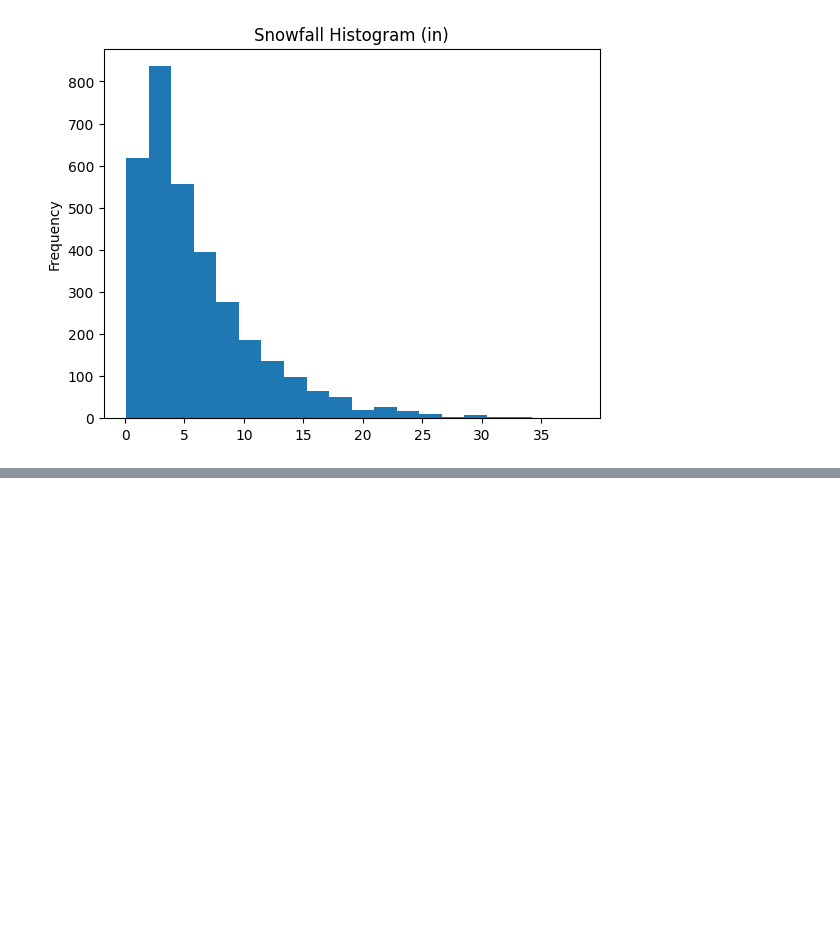
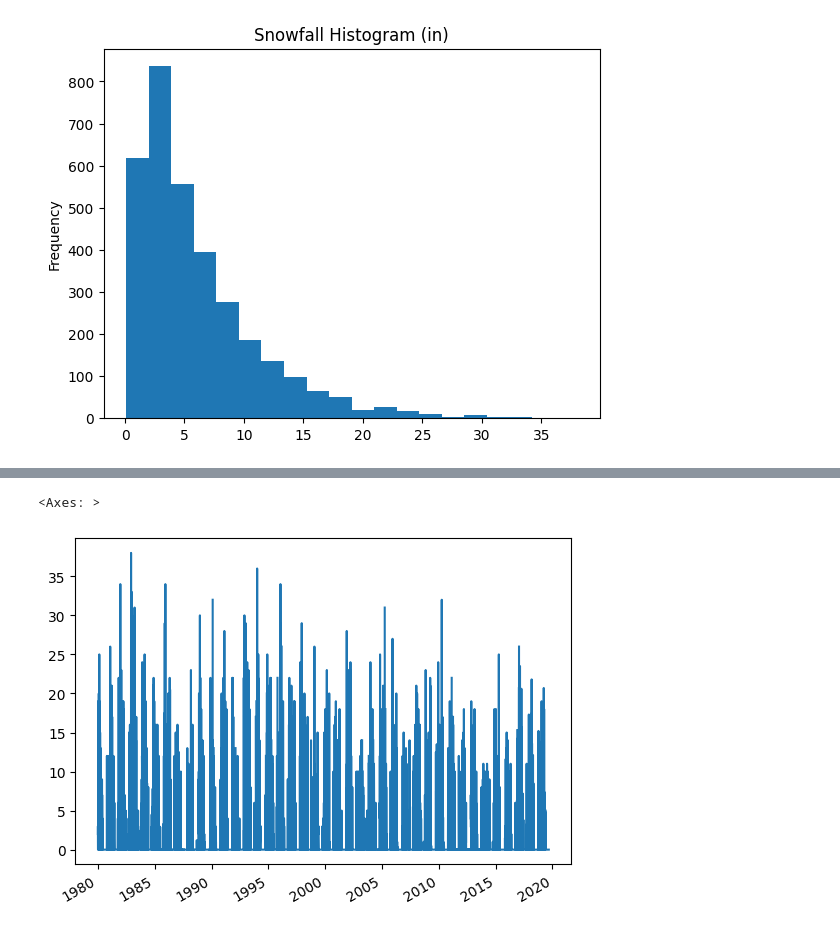
Before and after one commit to AshifulBhuiyan/EffectivePandas, a Jupyter notebook: Effective Pandas_Ch14.ipynb, the cells around one changed output, grey strips where cells are left out. Saved outputs shown, nothing was run; the diff lists cells and outputs as text; code cells hidden in the pictures; blank space fills up the shorter version.

```diff
--- a/Effective Pandas_Ch14.ipynb
+++ b/Effective Pandas_Ch14.ipynb
@@ -48,0 +76,6 @@ snow[snow>0].plot.hist(bins= 20, title='Snowfall Histogram (in)')
+# %%
+### 14.6 Line Plots
+snow.plot.line()
+# %% [output]
+<Axes: >
+[figure, added]
```
Also changed, not shown: parts of 20 cells of this notebook.
